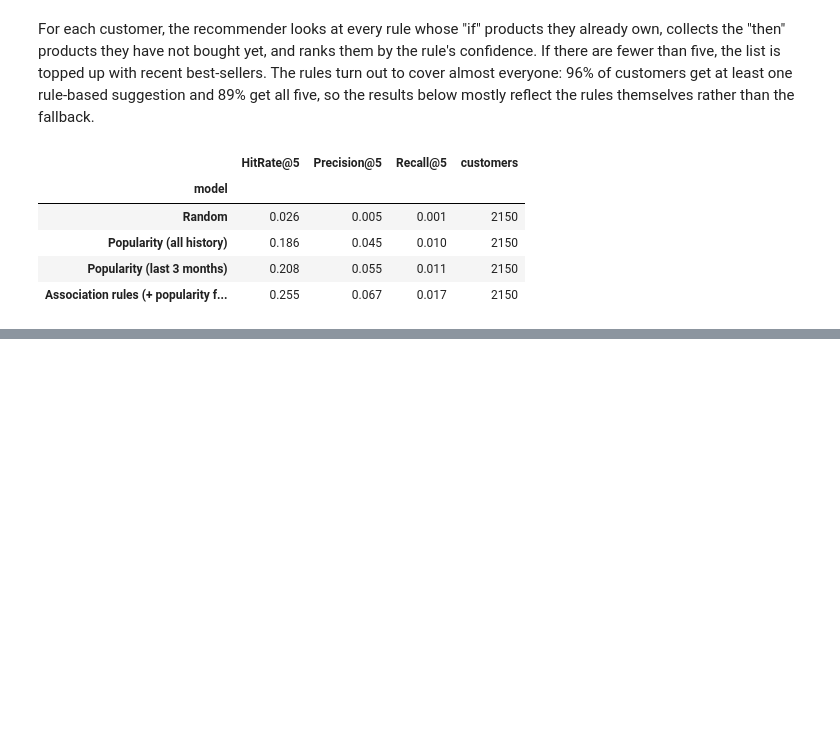
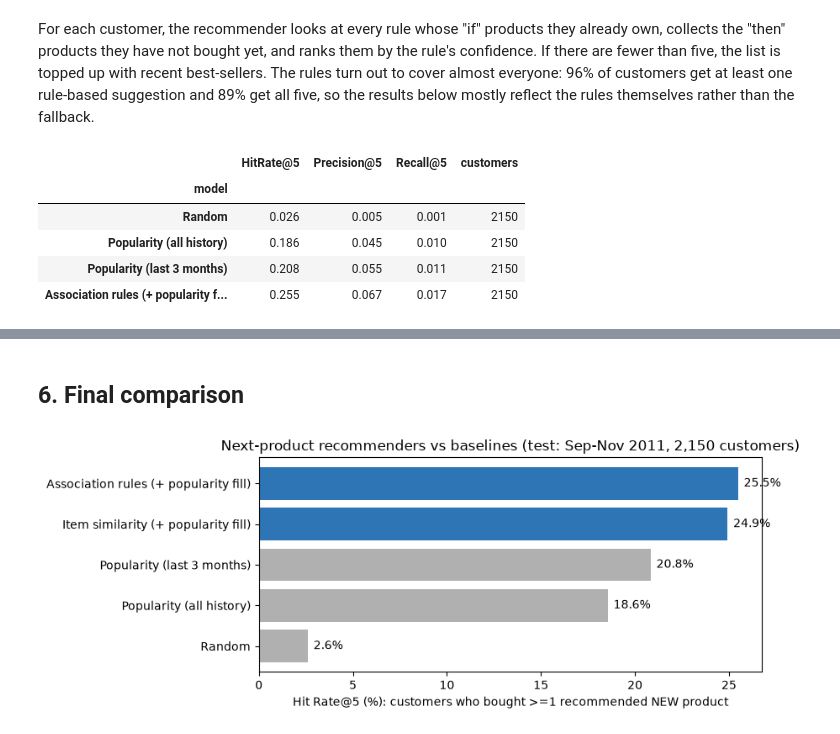
Before and after one commit to Ysharbat/market-basket-next-product, a Jupyter notebook: notebooks/04_next_product.ipynb, the cells around one changed output, grey strips where cells are left out. Cells and saved outputs as stored; diff of their text form; code cells hidden in the pictures; blank space fills up the shorter version.

Commit message:
04: next-product recommender complete with bootstrap CIs and conclusion

```diff
--- a/notebooks/04_next_product.ipynb
+++ b/notebooks/04_next_product.ipynb
@@ -67,6 +69,6 @@ dtype: float64
 # %%
 def evaluate(recommend, name):
-    """Run a recommender for every evaluated custmer and average the metrics."""
+    """Run a recommender for every evaluated customer and average the metrics."""
     hits, precision, recall = [], [], []
     for c, truth in new_items.items():          # truth = new products the customer really bought
         recs = recommend(c)                     # our K recommendations
@@ -232,0 +266,22 @@ The rule-based recommender beats the best baseline on every measure: a hit rate
+# %%
+def recommend_cosine(c):
+    x = X[cust_idx[c]]                       # this customer's row
+    scores = np.asarray(x @ S).ravel()       # similarity of every product to what they own
+    owned = hist_items[c]
+    recs = []
+    for j in np.argsort(-scores):            # highest score first
+        if scores[j] <= 0:
+            break
+        if items_arr[j] not in owned:
+            recs.append(items_arr[j])
+            if len(recs) == K:
+                break
+    for item in fallback:                     # same popularity fill as the rules model
+        if len(recs) == K:
+            break
+        if item not in owned and item not in recs:
+            recs.append(item)
+    return recs
+
+results.loc["Item similarity (+ popularity fill)"] = evaluate(recommend_cosine, "Item similarity").drop("model")
+results.round(3)
@@ -232,0 +326,18 @@ The rule-based recommender beats the best baseline on every measure: a hit rate
+# %% [markdown]
+## 6. Final comparison
+# %%
+plot = results["HitRate@5"].sort_values() * 100
+colors = ["#b0b0b0" if ("Random" in m or "Popularity" in m) else "#2E75B6" for m in plot.index]
+
+fig, ax = plt.subplots(figsize=(9, 3.5))
+ax.barh(plot.index, plot.values, color=colors)
+for i, v in enumerate(plot.values):
+    ax.text(v + 0.3, i, f"{v:.1f}%", va="center")
+ax.set_xlabel("Hit Rate@5 (%): customers who bought >=1 recommended NEW product")
+ax.set_title("Next-product recommenders vs baselines (test: Sep-Nov 2011, 2,150 customers)")
+plt.tight_layout()
+plt.show()
+
+results.round(4).to_csv(PROJECT_DIR / "data" / "processed" / "recommender_results.csv")
+# %% [output]
+[figure, added]
```
Also changed, not shown: parts of 18 cells of this notebook.
